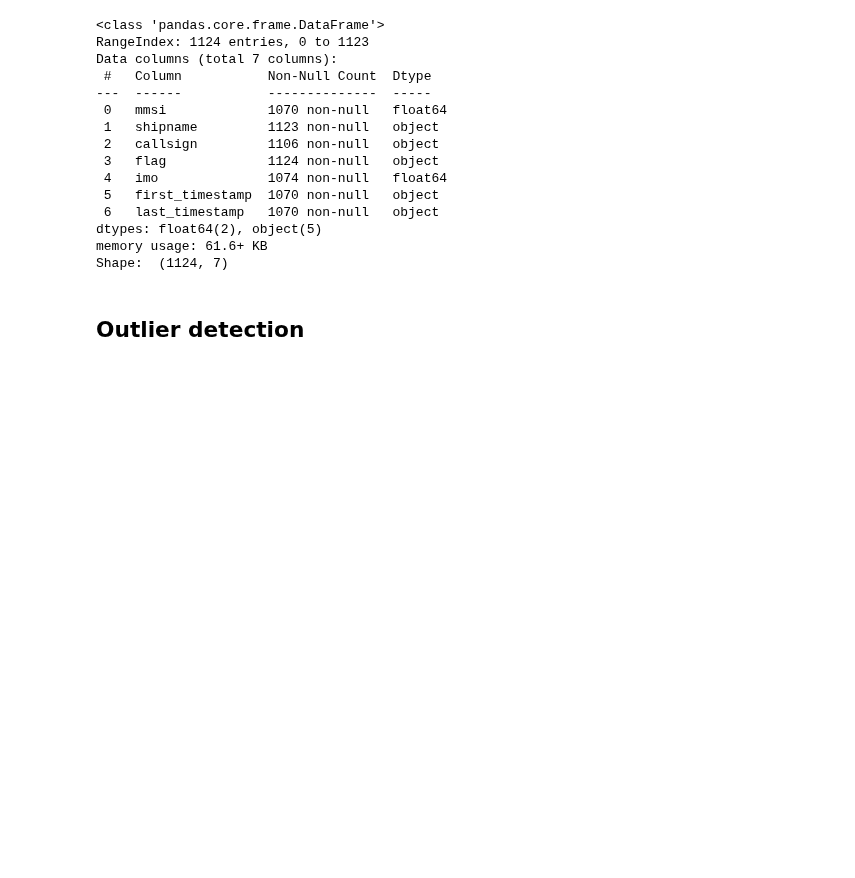
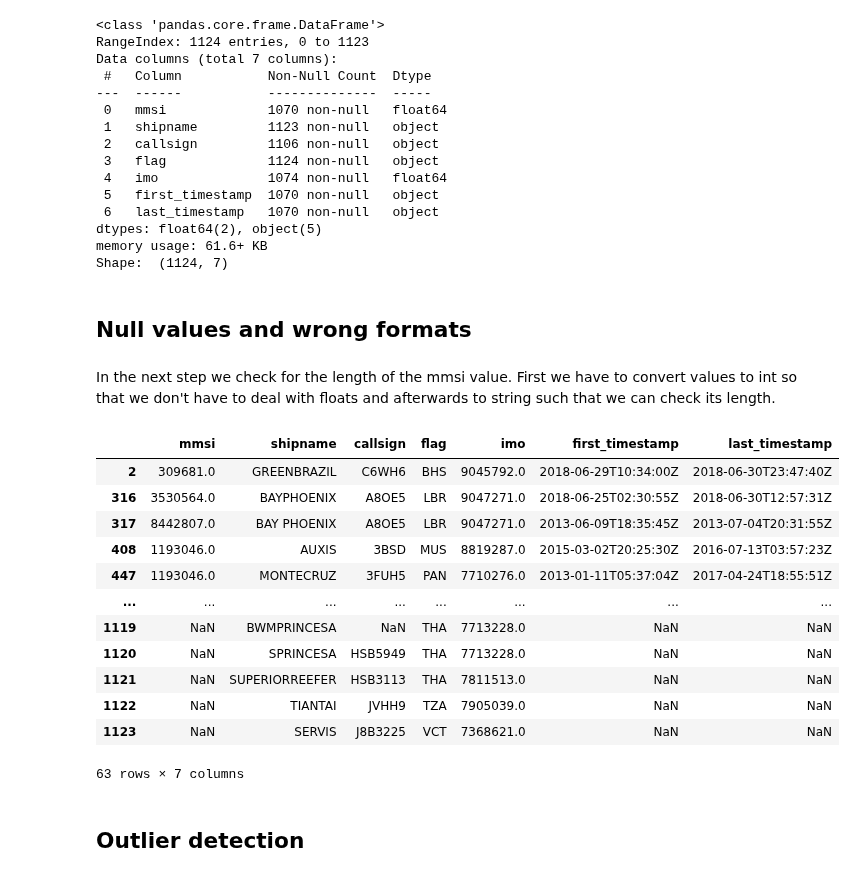
Before and after one commit to neuhart/Doing_DataScience_SS22, a Jupyter notebook: EDA.ipynb, the cells around one changed output. Saved outputs shown, nothing was run; the diff lists cells and outputs as text; code cells hidden in the pictures; blank space fills up the shorter version.

```diff
--- a/EDA.ipynb
+++ b/EDA.ipynb
@@ -236,6 +271,26 @@ Data columns (total 7 columns):
 dtypes: float64(2), object(5)
 memory usage: 61.6+ KB
 Shape:  (1124, 7)
+# %% [markdown]
+## Null values and wrong formats
+# %% [markdown]
+In the next step we check for the length of the mmsi value. First we have to convert values to int so that we don't have to deal with floats and afterwards to string such that we can check its length.
+# %%
+df_ves.loc[df_ves['mmsi'].fillna(0).astype('int').astype(str).str.len() < 9]
+# %% [output]
+|  | mmsi | shipname | callsign | flag | imo | first_timestamp | last_timestamp |
+| 2 | 309681.0 | GREENBRAZIL | C6WH6 | BHS | 9045792.0 | 2018-06-29T10:34:00Z | 2018-06-30T23:47:40Z |
+| 316 | 3530564.0 | BAYPHOENIX | A8OE5 | LBR | 9047271.0 | 2018-06-25T02:30:55Z | 2018-06-30T12:57:31Z |
+| 317 | 8442807.0 | BAY PHOENIX | A8OE5 | LBR | 9047271.0 | 2013-06-09T18:35:45Z | 2013-07-04T20:31:55Z |
+| 408 | 1193046.0 | AUXIS | 3BSD | MUS | 8819287.0 | 2015-03-02T20:25:30Z | 2016-07-13T03:57:23Z |
+| 447 | 1193046.0 | MONTECRUZ | 3FUH5 | PAN | 7710276.0 | 2013-01-11T05:37:04Z | 2017-04-24T18:55:51Z |
+| ... | ... | ... | ... | ... | ... | ... | ... |
+| 1119 | NaN | BWMPRINCESA | NaN | THA | 7713228.0 | NaN | NaN |
+| 1120 | NaN | SPRINCESA | HSB5949 | THA | 7713228.0 | NaN | NaN |
+| 1121 | NaN | SUPERIORREEFER | HSB3113 | THA | 7811513.0 | NaN | NaN |
+| 1122 | NaN | TIANTAI | JVHH9 | TZA | 7905039.0 | NaN | NaN |
+| 1123 | NaN | SERVIS | J8B3225 | VCT | 7368621.0 | NaN | NaN |
+63 rows × 7 columns
 # %% [markdown]
 ## Outlier detection
 # %%
```
Also changed, not shown: parts of 10 cells of this notebook.
